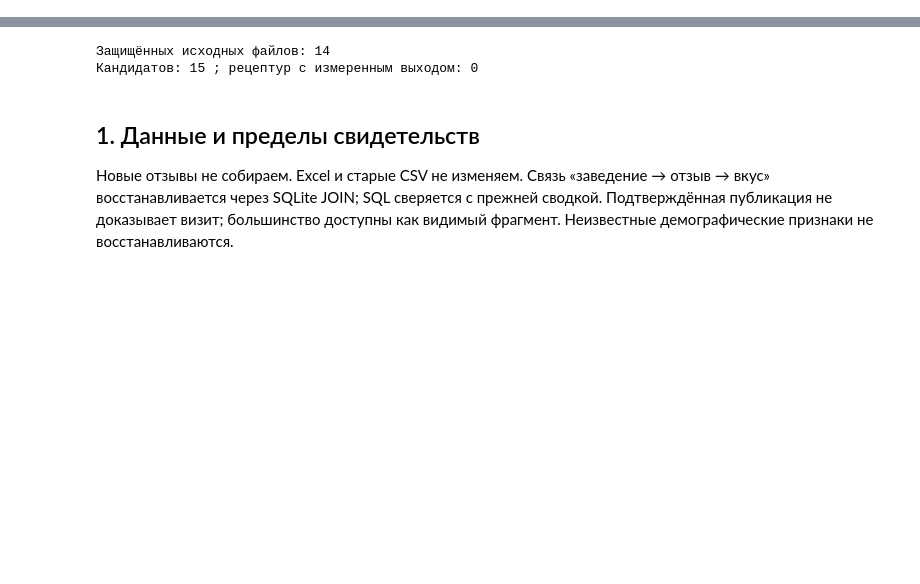
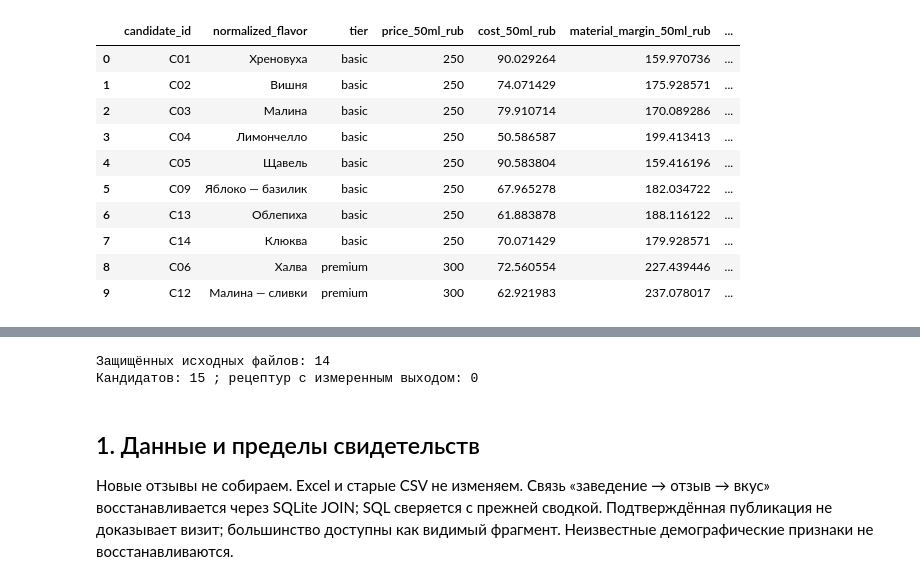
Before and after one commit to Alina-lab/Bar_menu, a Jupyter notebook: assortment_economics.ipynb, the cells around one changed output, grey strips where cells are left out. Cells and saved outputs as stored; diff of their text form; code cells hidden in the pictures; blank space fills up the shorter version.

```diff
--- a/assortment_economics.ipynb
+++ b/assortment_economics.ipynb
@@ -0,0 +66,17 @@
+# %%
+display(author_items[["candidate_id","normalized_flavor","tier","price_50ml_rub","cost_50ml_rub","material_margin_50ml_rub","material_margin_fraction","composition_status"]])
+assert author_menu.price_50ml_rub.mean() == 260
+assert author_menu.tier.eq("basic").sum() == 8
+assert author_menu.tier.eq("premium").sum() == 2
+# %% [output]
+|  | candidate_id | normalized_flavor | tier | price_50ml_rub | cost_50ml_rub | material_margin_50ml_rub | ... |
+| 0 | C01 | Хреновуха | basic | 250 | 90.029264 | 159.970736 | ... |
+| 1 | C02 | Вишня | basic | 250 | 74.071429 | 175.928571 | ... |
+| 2 | C03 | Малина | basic | 250 | 79.910714 | 170.089286 | ... |
+| 3 | C04 | Лимончелло | basic | 250 | 50.586587 | 199.413413 | ... |
+| 4 | C05 | Щавель | basic | 250 | 90.583804 | 159.416196 | ... |
+| 5 | C09 | Яблоко — базилик | basic | 250 | 67.965278 | 182.034722 | ... |
+| 6 | C13 | Облепиха | basic | 250 | 61.883878 | 188.116122 | ... |
+| 7 | C14 | Клюква | basic | 250 | 70.071429 | 179.928571 | ... |
+| 8 | C06 | Халва | premium | 300 | 72.560554 | 227.439446 | ... |
+| 9 | C12 | Малина — сливки | premium | 300 | 62.921983 | 237.078017 | ... |
```
Also changed, not shown: parts of 23 cells of this notebook, 24 other files.
